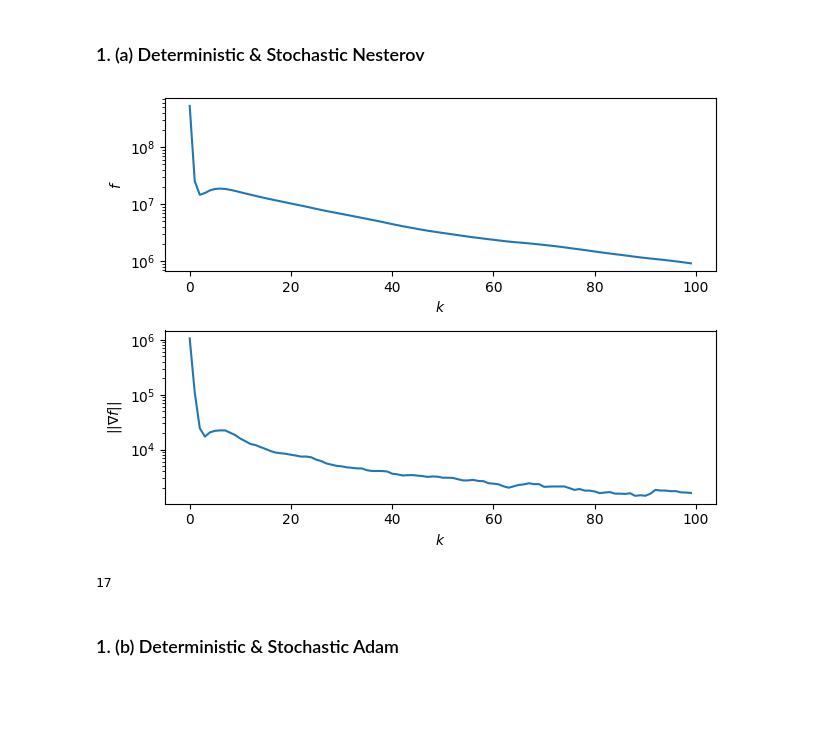
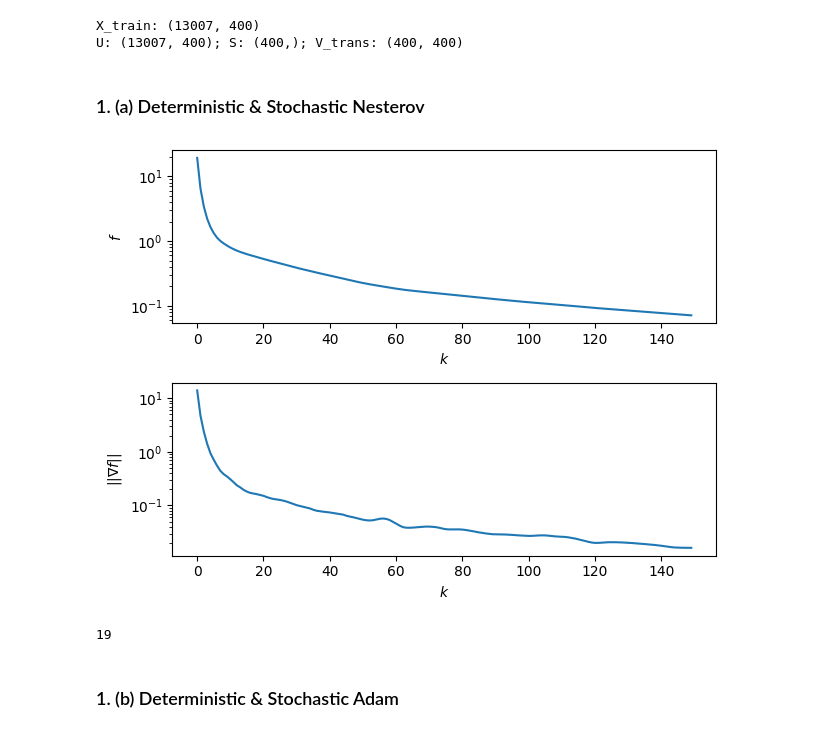
Before and after one commit to elijahkin/amsc660, a Jupyter notebook: hw13/hw13.ipynb, the cells around one changed output. Drawn from its saved outputs; the diff is of its cells as text; code cells hidden in the pictures; blank space fills up the shorter version.

Commit message:
Proper data loading

```diff
--- a/hw13/hw13.ipynb
+++ b/hw13/hw13.ipynb
@@ -20,8 +20,7 @@ def myq(X, y, w):
 
 def f(X, y, w, lambd):
   q = myq(X, y, w)
-  # summand = np.log(1 + np.exp(-q))
-  summand = np.maximum(0, -q) + np.log(1 + np.exp(-np.abs(q)))
+  summand = np.log(1 + np.exp(-q))
   return np.mean(summand) + lambd / 2 * np.linalg.norm(w)**2
 
 def grad_f(X, y, w, lambd):
@@ -94,3 +91,73 @@ X_train, X_test, lbl_train, lbl_test = load_mnist(npcas=20)
+# %%
+# X_train, X_test, lbl_train, lbl_test = load_mnist(npcas=20)
+
+import scipy.io
+
+# Read mnist data from the mat file
+mnist_data = scipy.io.loadmat("mnist2.mat")
+imgs_train = mnist_data['imgs_train']
+imgs_test = mnist_data['imgs_test']
+labels_train = np.squeeze(mnist_data['labels_train'])
+labels_test = np.squeeze(mnist_data['labels_test'])
+
+d1,d2,N = np.shape(imgs_train)
+dd = d1 * d2
+
+# Select images of 1 and 7
+Itrain_1 = np.where(labels_train == 1)
+Itrain_7 = np.where(labels_train == 7)
+Itest_1 = np.where(labels_test == 1)
+Itest_7 = np.where(labels_test == 7)
+imgs_train_1 = np.squeeze(imgs_train[:,:,Itrain_1])
+imgs_train_7 = np.squeeze(imgs_train[:,:,Itrain_7])
+imgs_test_1 = np.squeeze(imgs_test[:,:,Itest_1])
+imgs_test_7 = np.squeeze(imgs_test[:,:,Itest_7])
+Ntrain_1 = np.size(Itrain_1)
+Ntrain_7 = np.size(Itrain_7)
+Ntest_1 = np.size(Itest_1)
+Ntest_7 = np.size(Itest_7)
+
+# Prepare the train set
+X1_train = np.zeros((Ntrain_1, dd))
+for j in range(Ntrain_1):
+    img = np.squeeze(imgs_train_1[:, :, j])
+    X1_train[j, :] = np.reshape(img, (dd,))
+X7_train = np.zeros((Ntrain_7, dd))
+for j in range(Ntrain_7):
+    img = np.squeeze(imgs_train_7[:, :, j])
+    X7_train[j, :] = np.reshape(img, (dd,))
+X_train = np.concatenate((X1_train, X7_train), axis=0)
+print(f"X_train: {np.shape(X_train)}")
+U, S, Vtrans = np.linalg.svd(X_train, full_matrices=False)
+print(f"U: {np.shape(U)}; S: {np.shape(S)}; V_trans: {np.shape(Vtrans)}")
+V = np.transpose(Vtrans)
+
+# Prepare the test set
+X1_test = np.zeros((Ntest_1, dd))
+for j in range(Ntest_1):
+    img = np.squeeze(imgs_test_1[:, :, j])
+    X1_test[j, :] = np.reshape(img, (dd,))
+X7_test = np.zeros((Ntest_7, dd))
+for j in range(Ntest_7):
+    img = np.squeeze(imgs_test_7[:, :, j])
+    X7_test[j, :] = np.reshape(img, (dd,))
+X_test = np.concatenate((X1_test, X7_test), axis=0)
+
+# prepare labels for the train and test sets: ones have label 1, sevens have label -1
+Ntrain = Ntrain_1 + Ntrain_7
+Ntest = Ntest_1 + Ntest_7
+lbl_train = np.ones((Ntrain,))
+lbl_train[Ntrain_1:] = -1
+lbl_test = np.ones((Ntest,))
+lbl_test[Ntest_1:] = -1
+
+d = 20
+
+X_train = X_train @ V[:, :d]
+X_test = X_test @ V[:, :d]
+# %% [output]
+X_train: (13007, 400)
+U: (13007, 400); S: (400,); V_trans: (400, 400)
 # %%
 def myloss(w):
   return f(X_train, lbl_train, w, 1e-4)
@@ -117,15 +184,15 @@ def nesterov(loss, grad, x, iters, alpha):
 # %%
 d = 20
 w = np.ones(d * d + d + 1)
-w, losses, grad_norms = nesterov(myloss, mygrad, w, 100, 1e-3)
+w, losses, grad_norms = nesterov(myloss, mygrad, w, 150, 1e-1)
 plot_convergence(losses, grad_norms)
 
 test = myq(X_test, lbl_test, w)
 misses = np.argwhere(test < 0)
 print(len(misses))
 # %% [output]
-[figure, old version]
+[figure, new version]
-17
+19
 # %%
 def stochastic_nesterov():
   return
```
Also changed, not shown: parts of 3 cells of this notebook.
